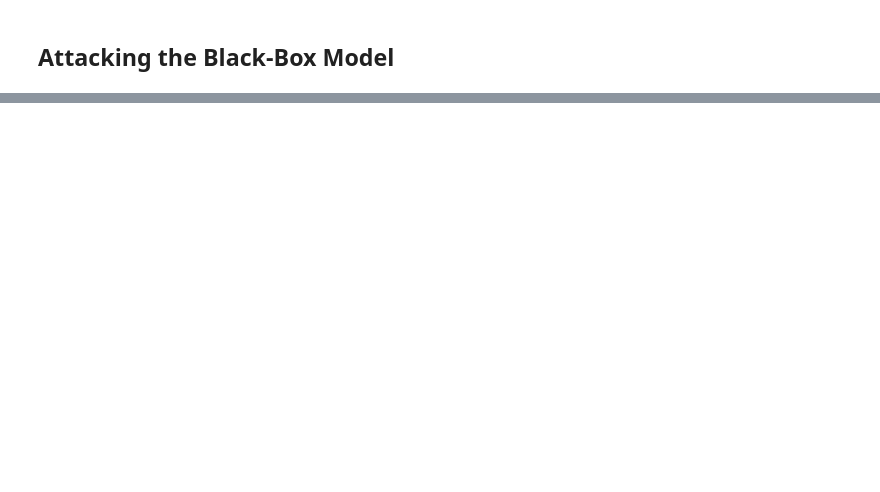
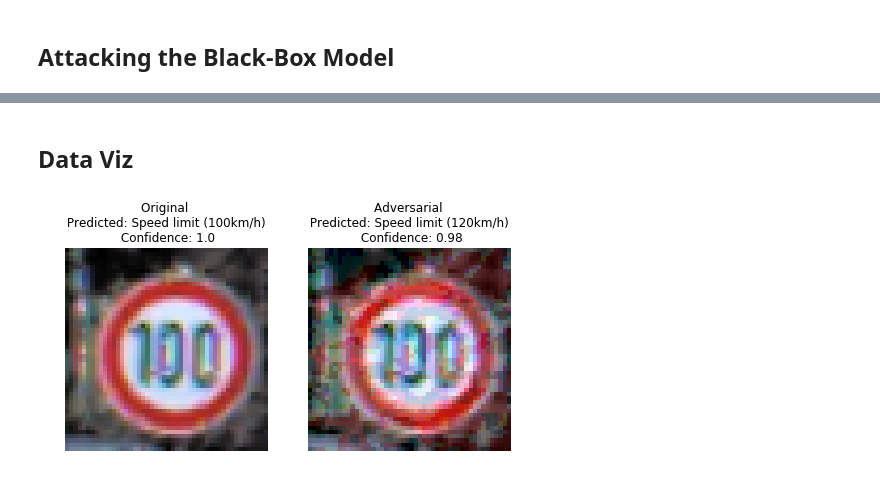
Before and after one commit to rkingery/adversarial-ml, a Jupyter notebook: gtsrb-attack.ipynb, the cells around one changed output, grey strips where cells are left out. Saved outputs shown, nothing was run; the diff lists cells and outputs as text; code cells hidden in the pictures; blank space fills up the shorter version.

```diff
--- a/gtsrb-attack.ipynb
+++ b/gtsrb-attack.ipynb
@@ -250,7 +255,7 @@ X_samp = X_sub[idx][:100]
 y_samp = y_sub[idx][:100][...,None]
 Y_samp = Y_sub[idx][:100][...,None]
 
-clf = KerasClassifier(clip_values=(0, 255), model=model_sub)
+clf = KerasClassifier(clip_values=(0,255),model=model_sub)
 adv_crafter = FastGradientMethod(clf)
-X_adv = adv_crafter.generate(x=X_samp, eps=0.1)
+X_adv = adv_crafter.generate(x=X_samp,eps=0.08)
 # %%
@@ -278,0 +290,19 @@ Incorrectly classified: 49
+# %%
+preds = np.argmax(bbox_clf.predict(X_samp), axis=1)
+preds_probs = np.max(bbox_clf.predict(X_samp), axis=1)
+truth = np.argmax(Y_samp, axis=1).flatten()
+correct = np.sum(preds == truth)
+
+print('Original Examples')
+print(f"Correctly classified: {correct}")
+print(f"Incorrectly classified: {100-correct}")
+
+preds_adv = np.argmax(bbox_clf.predict(X_adv), axis=1)
+preds_adv_probs = np.max(bbox_clf.predict(X_adv), axis=1)
+truth_adv = np.argmax(Y_samp, axis=1).flatten()
+correct_adv = np.sum(preds_adv == truth_adv)
+
+print()
+print('Adversarial Examples')
+print(f"Correctly classified: {correct_adv}")
+print(f"Incorrectly classified: {100-correct_adv}")
@@ -278,0 +317,26 @@ Incorrectly classified: 49
+# %% [markdown]
+## Data Viz
+# %%
+def plot_comparisons(x, pred, prob, x_adv, pred_adv, prob_adv):
+    _,ax = plt.subplots(nrows=1,ncols=2,figsize=(8,8))
+    ax[0].imshow(x)
+    ax[0].set_title(f'Original \n Predicted: {class_names[pred]} \n Confidence: {round(prob,2)}')
+    ax[0].axis('off')
+    ax[1].imshow(x_adv)
+    ax[1].set_title(f'Adversarial \n Predicted: {class_names[pred_adv]} \n Confidence: {round(prob_adv,2)}')
+    ax[1].axis('off')
+    plt.show()
+# %%
+idx = np.random.choice(range(len(X_samp)))
+
+x = np.clip(X_samp[idx],0,1)
+pred = preds[idx].item()
+prob = preds_probs[idx].item()
+
+x_adv = np.clip(X_adv[idx],0,1)
+pred_adv = preds_adv[idx].item()
+prob_adv = preds_adv_probs[idx].item()
+
+plot_comparisons(x,pred,prob,x_adv,pred_adv,prob_adv)
+# %% [output]
+[figure, added]
```
Also changed, not shown: parts of 9 cells of this notebook.
